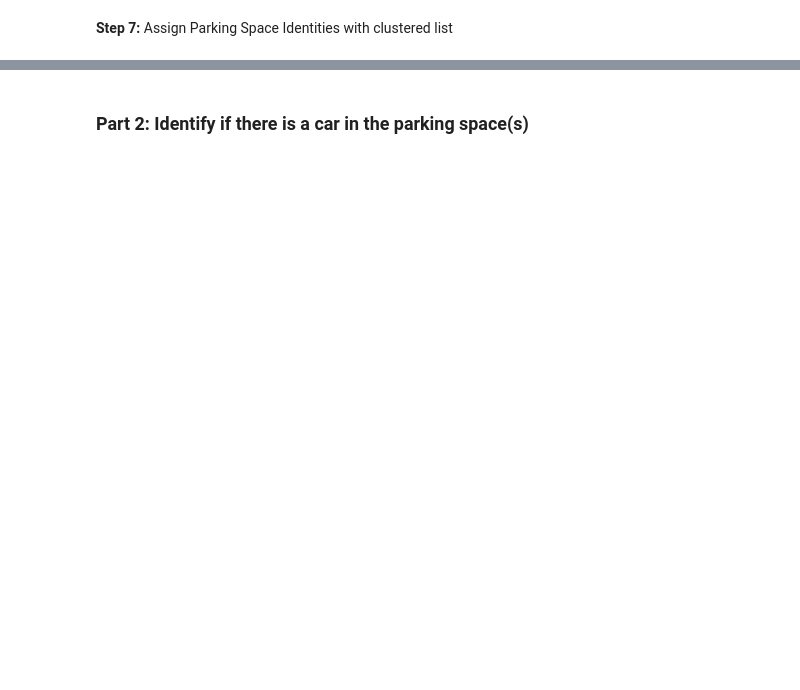
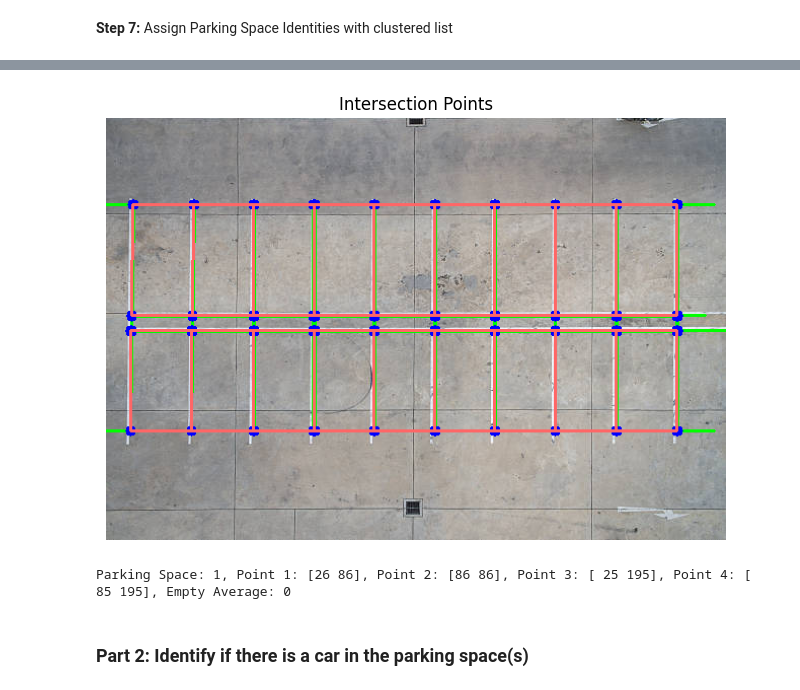
Before and after one commit to Kxushik/LotScan, a Jupyter notebook: lotscan.ipynb, the cells around one changed output, grey strips where cells are left out. Saved outputs shown, nothing was run; the diff lists cells and outputs as text; code cells hidden in the pictures; blank space fills up the shorter version.

Commit message:
Parking Spaces Object + Dictionary

```diff
--- a/lotscan.ipynb
+++ b/lotscan.ipynb
@@ -281,2 +274,70 @@ print(sorted_centers_desc)
+# %%
+#sort y first then x
+sortIndex = np.lexsort((centers[:, 0], centers[:, 1]))
+sCenter = centers[sortIndex]
+
+lots = []
+
+#find parking lots
+for i in range(0, len(sCenter), 20):
+    for j in range(i, i + 9):
+
+      #print(sCenter[j],sCenter[j+1],sCenter[j+10],sCenter[j+11])
+      lots.append([sCenter[j],sCenter[j+1],sCenter[j+10],sCenter[j+11]])
+
+      c1 = (int(sCenter[j][0]), int(sCenter[j][1]))
+      c2 = (int(sCenter[j+1][0]), int(sCenter[j+1][1]))
+      c3 = (int(sCenter[j+10][0]), int(sCenter[j+10][1]))
+      c4 = (int(sCenter[j+11][0]), int(sCenter[j+11][1]))
+
+      cv2.line(line_image,c1,c2,(255,102,102),2)
+      cv2.line(line_image,c1,c3,(255,102,102),2)
+      cv2.line(line_image,c3,c4,(255,102,102),2)
+      cv2.line(line_image,c2,c4,(255,102,102),2)
+
+#draw the graph
+plt.figure(figsize=(8, 8))
+plt.axis('off')
+plt.title('Intersection Points')
+plt.imshow(line_image, cmap='gray')
+if save:
+    plt.savefig('original1.png')
+
+plt.show()
+
+finalLots = np.array(lots)
+
+#print(finalLots)
+#print(finalLots.shape)
+
+#Parking Space Class
+class ParkingSpace:
+    def __init__(self, space, pt1, pt2, pt3, pt4, empty_avg):
+        self.space = space
+        self.pt1 = pt1
+        self.pt2 = pt2
+        self.pt3 = pt3
+        self.pt4 = pt4
+        self.empty_avg = empty_avg
+    def __str__(self):
+        return f'Parking Space: {self.space}, Point 1: {self.pt1}, Point 2: {self.pt2}, Point 3: {self.pt3}, Point 4: {self.pt4}, Empty Average: {self.empty_avg}'
+
+#Parking Spaces
+counter = 0
+spaces_dict = {}
+for parking_spaces in finalLots:
+    counter += 1
+    pt1 = parking_spaces[0]
+    pt2 = parking_spaces[1]
+    pt3 = parking_spaces[2]
+    pt4 = parking_spaces[3]
+    empty_avg = 0
+    parking_space = ParkingSpace(counter, pt1, pt2, pt3, pt4, empty_avg)
+    spaces_dict[counter] = parking_space
+
+print(spaces_dict[1])
+# %% [output]
+[figure, added]
+Parking Space: 1, Point 1: [26 86], Point 2: [86 86], Point 3: [ 25 195], Point 4: [ 85 195], Empty Average: 0
 # %% [markdown]
 ### Part 2: Identify if there is a car in the parking space(s)
```
Also changed, not shown: parts of 2 cells of this notebook.
